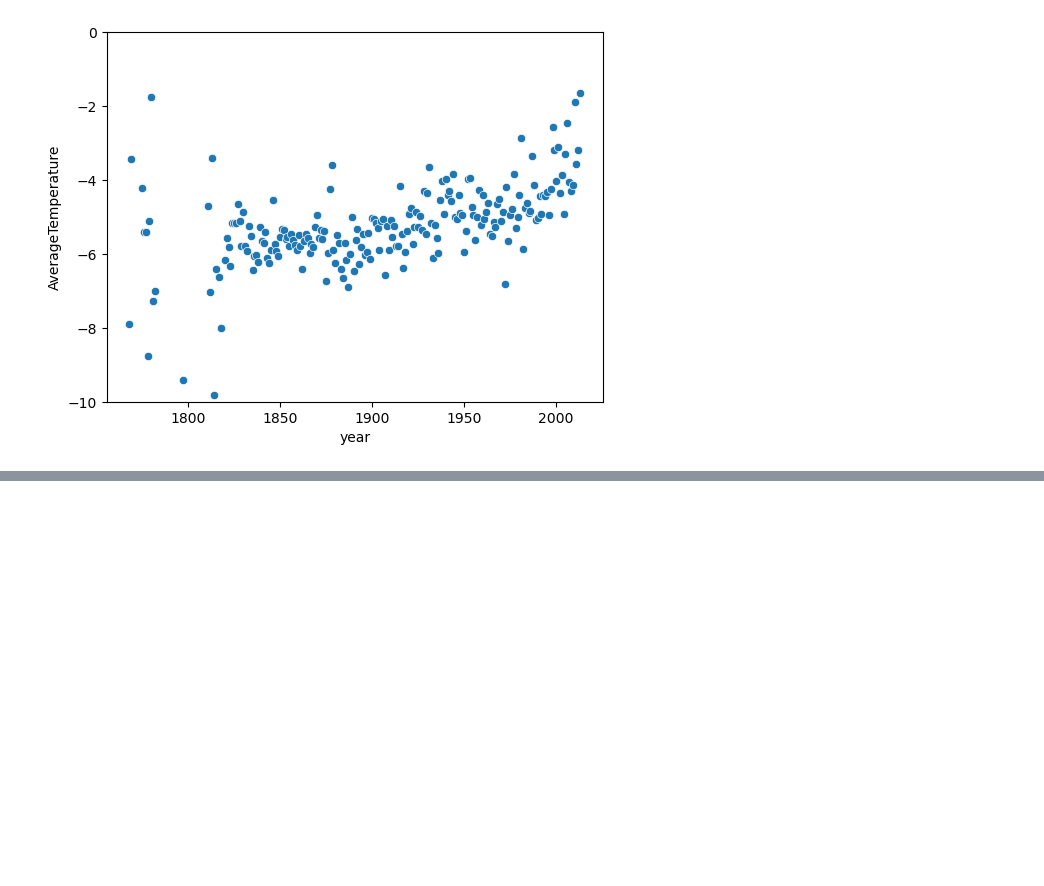
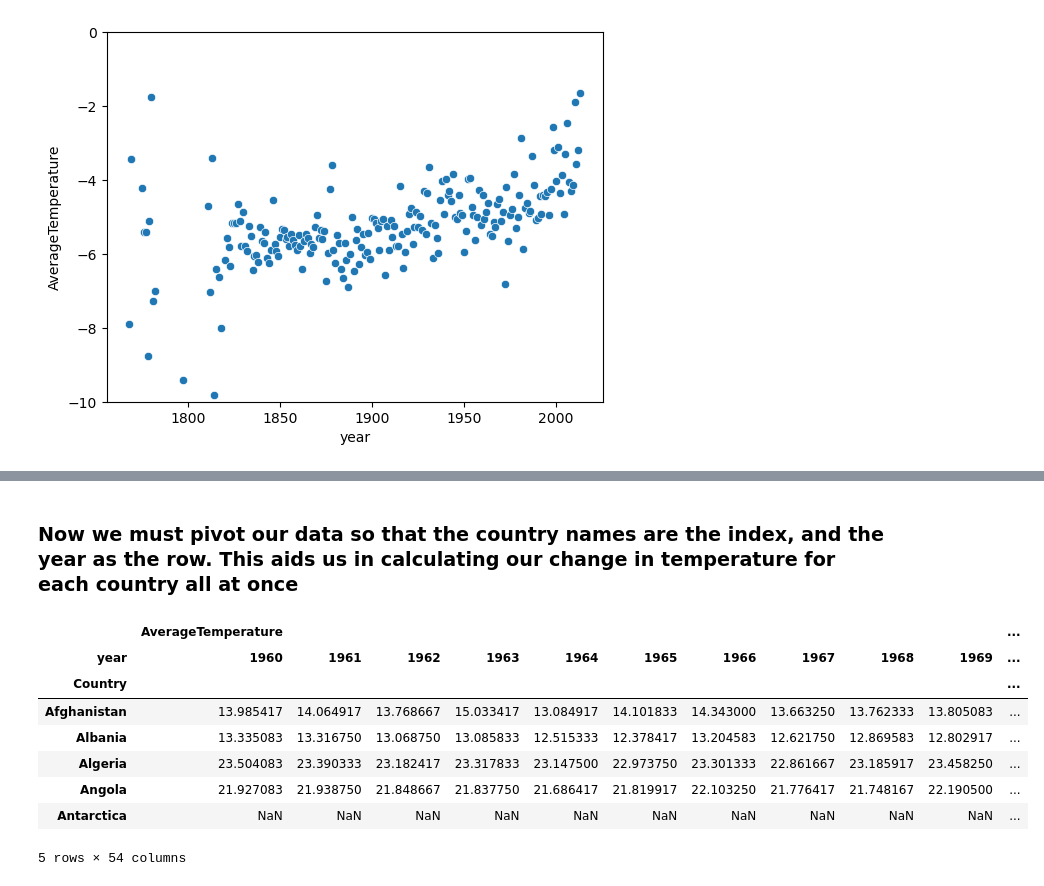
Before and after one commit to ubco-W2022T2-data301/project-group-group42, a Jupyter notebook: analysis/analysisAidan.ipynb, the cells around one changed output, grey strips where cells are left out. Drawn from its saved outputs; the diff is of its cells as text; code cells hidden in the pictures; blank space fills up the shorter version.

Commit message:
began EDA and worked with geopandas

```diff
--- a/analysis/analysisAidan.ipynb
+++ b/analysis/analysisAidan.ipynb
@@ -171,0 +181,5 @@ sns.scatterplot(data=canada, y=canada["AverageTemperature"], x=canada["year"]).s
+# %%
+import geopandas
+# world is our dataframe. The Geometry column is what allows us to plot the earth with such percision
+world = geopandas.read_file(geopandas.datasets.get_path('naturalearth_lowres'))
+world.head()
@@ -171,0 +193,5 @@ sns.scatterplot(data=canada, y=canada["AverageTemperature"], x=canada["year"]).s
+# %%
+#Sorting our world and temperature dataframes alphabetically
+sorted_world = world.sort_values(by=["name"])
+sorted_temp = temp_df.sort_values(by=["Country","year"])
+sorted_world.head(5)
@@ -171,0 +205,8 @@ sns.scatterplot(data=canada, y=canada["AverageTemperature"], x=canada["year"]).s
+# %%
+# Some countries had different names in the dataframes so they initially showed up blank on the final graph.
+# I manually searched for the differences and changed the temperature datafrme accordingly.
+sorted_temp.replace({"United States":"United States of America",
+                     "Congo (Democratic Republic Of The)" : "Dem. Rep. Congo",
+                     "Central African Republic":"Central African Rep.",
+                     "Côte D'Ivoire":"Côte d'Ivoire",
+                     "Czech Republic":"Czechia"}, inplace=True)
@@ -171,0 +218,15 @@ sns.scatterplot(data=canada, y=canada["AverageTemperature"], x=canada["year"]).s
+# %% [markdown]
+### Now we must pivot our data so that the country names are the index, and the year as the row. This aids us in calculating our change in temperature for each country all at once
+# %%
+pivoted_temp = spliced_temp.pivot(index="Country",columns=["year"],values=["AverageTemperature"])
+pivoted_temp.head(5)
+# %% [output]
+|  | AverageTemperature |  |  |  |  |  |  |  |  |  | ... |
+| year | 1960 | 1961 | 1962 | 1963 | 1964 | 1965 | 1966 | 1967 | 1968 | 1969 | ... |
+| Country |  |  |  |  |  |  |  |  |  |  | ... |
+| Afghanistan | 13.985417 | 14.064917 | 13.768667 | 15.033417 | 13.084917 | 14.101833 | 14.343000 | 13.663250 | 13.762333 | 13.805083 | ... |
+| Albania | 13.335083 | 13.316750 | 13.068750 | 13.085833 | 12.515333 | 12.378417 | 13.204583 | 12.621750 | 12.869583 | 12.802917 | ... |
+| Algeria | 23.504083 | 23.390333 | 23.182417 | 23.317833 | 23.147500 | 22.973750 | 23.301333 | 22.861667 | 23.185917 | 23.458250 | ... |
+| Angola | 21.927083 | 21.938750 | 21.848667 | 21.837750 | 21.686417 | 21.819917 | 22.103250 | 21.776417 | 21.748167 | 22.190500 | ... |
+| Antarctica | NaN | NaN | NaN | NaN | NaN | NaN | NaN | NaN | NaN | NaN | ... |
+5 rows × 54 columns
```
Also changed, not shown: parts of 15 cells of this notebook.
